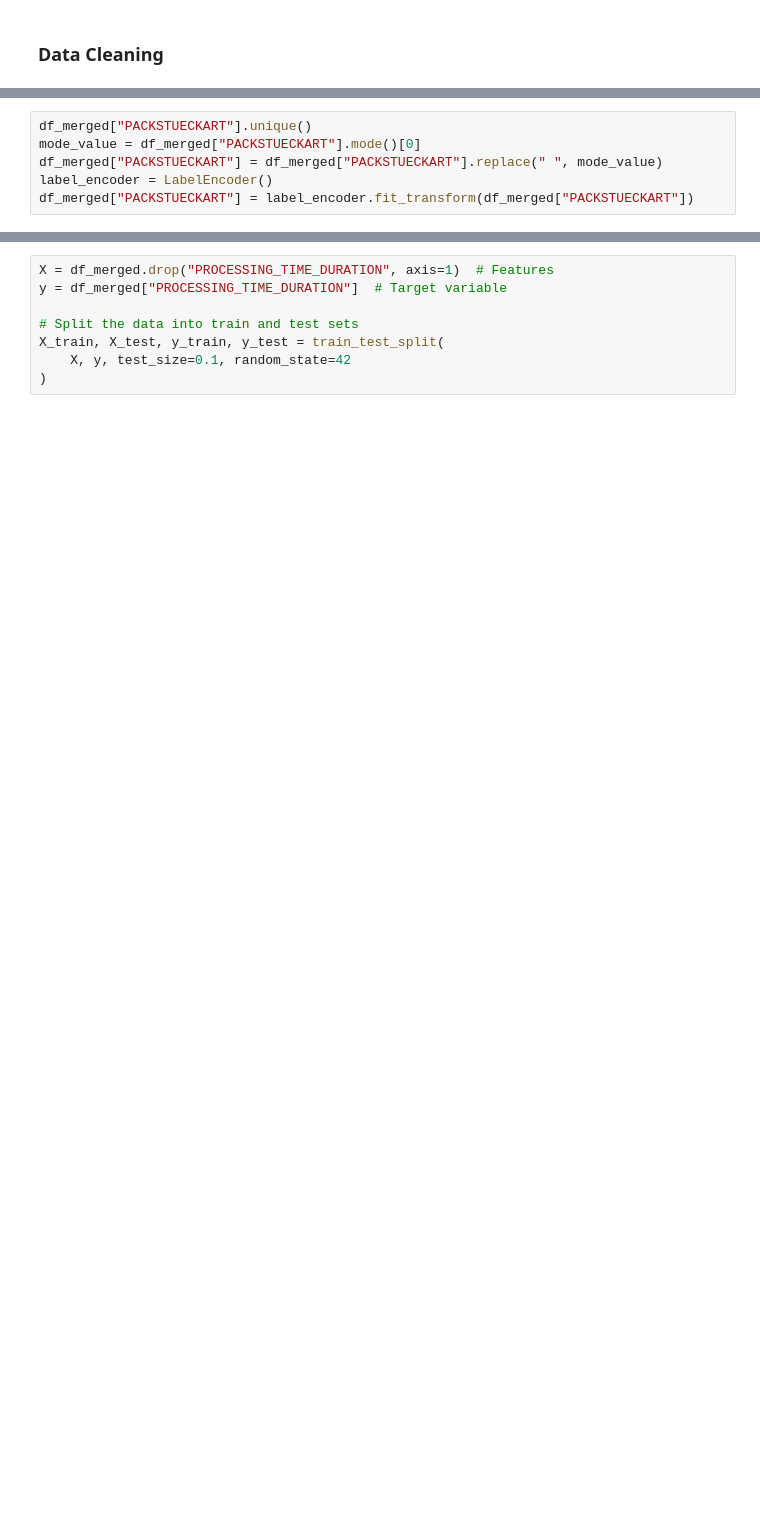
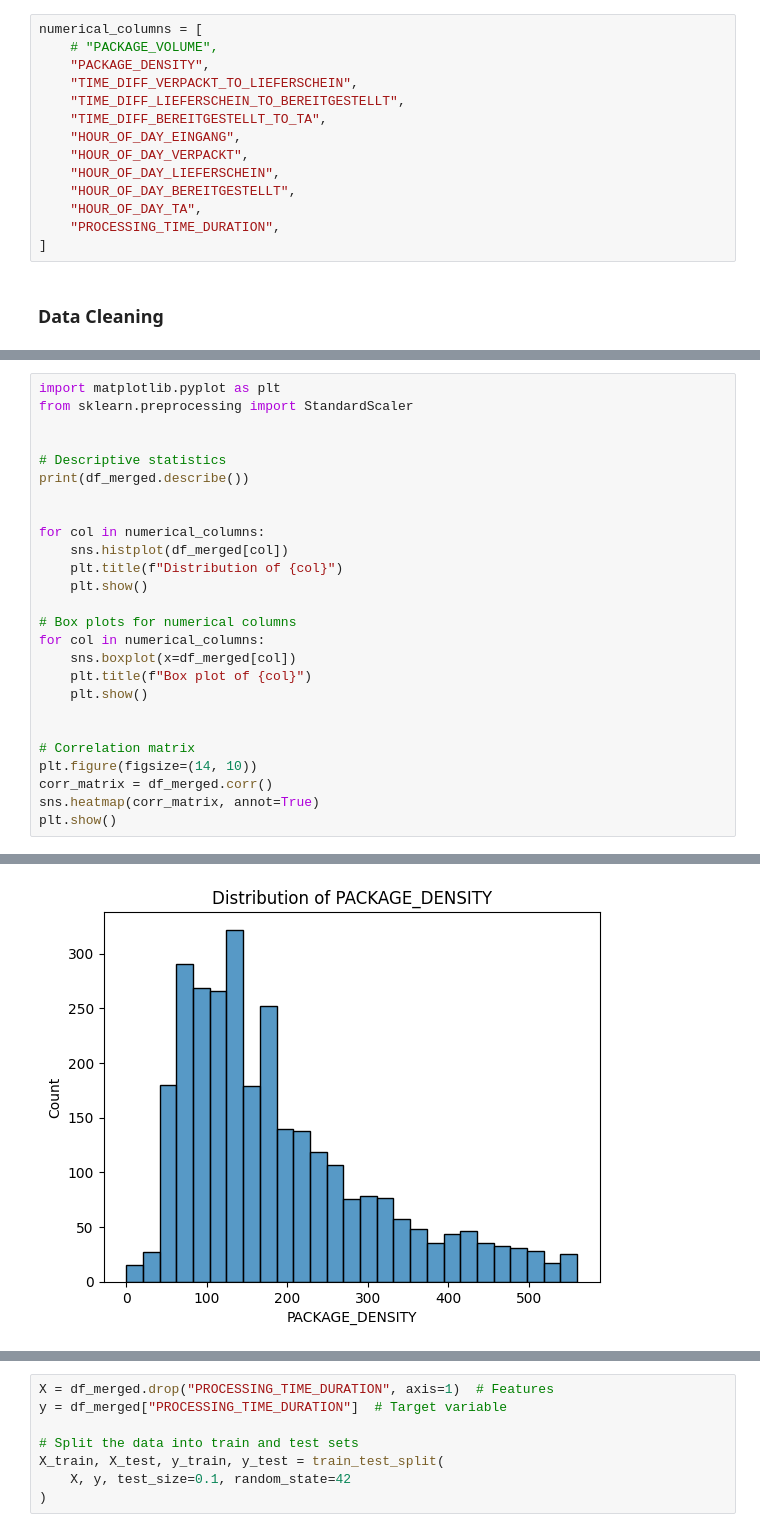
Before and after one commit to rehmansabeeh/Data_Science_Project_Group_5, a Jupyter notebook: notebooks/Project_solution.ipynb, the cells around one changed output, grey strips where cells are left out. Cells and saved outputs as stored; diff of their text form; blank space fills up the shorter version.

```diff
--- a/notebooks/Project_solution.ipynb
+++ b/notebooks/Project_solution.ipynb
@@ -23,2 +30,16 @@ df_merged = pd.merge(
+# %%
+numerical_columns = [
+    # "PACKAGE_VOLUME",
+    "PACKAGE_DENSITY",
+    "TIME_DIFF_VERPACKT_TO_LIEFERSCHEIN",
+    "TIME_DIFF_LIEFERSCHEIN_TO_BEREITGESTELLT",
+    "TIME_DIFF_BEREITGESTELLT_TO_TA",
+    "HOUR_OF_DAY_EINGANG",
+    "HOUR_OF_DAY_VERPACKT",
+    "HOUR_OF_DAY_LIEFERSCHEIN",
+    "HOUR_OF_DAY_BEREITGESTELLT",
+    "HOUR_OF_DAY_TA",
+    "PROCESSING_TIME_DURATION",
+]
 # %% [markdown]
 ### Data Cleaning
@@ -69,6 +45,0 @@ df_merged = df_merged.drop(
-# %%
-df_merged["PACKSTUECKART"].unique()
-mode_value = df_merged["PACKSTUECKART"].mode()[0]
-df_merged["PACKSTUECKART"] = df_merged["PACKSTUECKART"].replace(" ", mode_value)
-label_encoder = LabelEncoder()
-df_merged["PACKSTUECKART"] = label_encoder.fit_transform(df_merged["PACKSTUECKART"])
@@ -277,0 +46,27 @@ df_merged
+# %%
+import matplotlib.pyplot as plt
+from sklearn.preprocessing import StandardScaler
+
+
+# Descriptive statistics
+print(df_merged.describe())
+
+
+for col in numerical_columns:
+    sns.histplot(df_merged[col])
+    plt.title(f"Distribution of {col}")
+    plt.show()
+
+# Box plots for numerical columns
+for col in numerical_columns:
+    sns.boxplot(x=df_merged[col])
+    plt.title(f"Box plot of {col}")
+    plt.show()
+
+
+# Correlation matrix
+plt.figure(figsize=(14, 10))
+corr_matrix = df_merged.corr()
+sns.heatmap(corr_matrix, annot=True)
+plt.show()
+# %% [output]
@@ -277,0 +90 @@ df_merged
+[figure, added]
```
Also changed, not shown: parts of 15 cells of this notebook, 8 other files.
